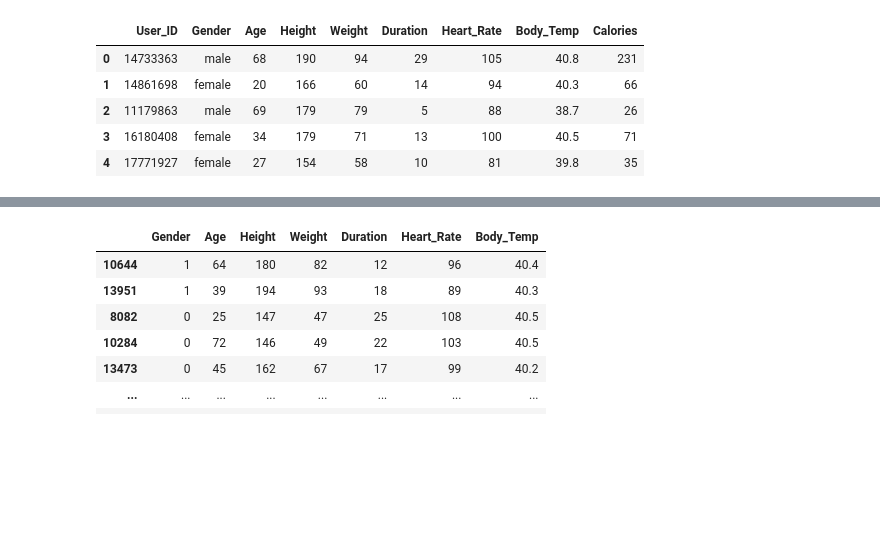
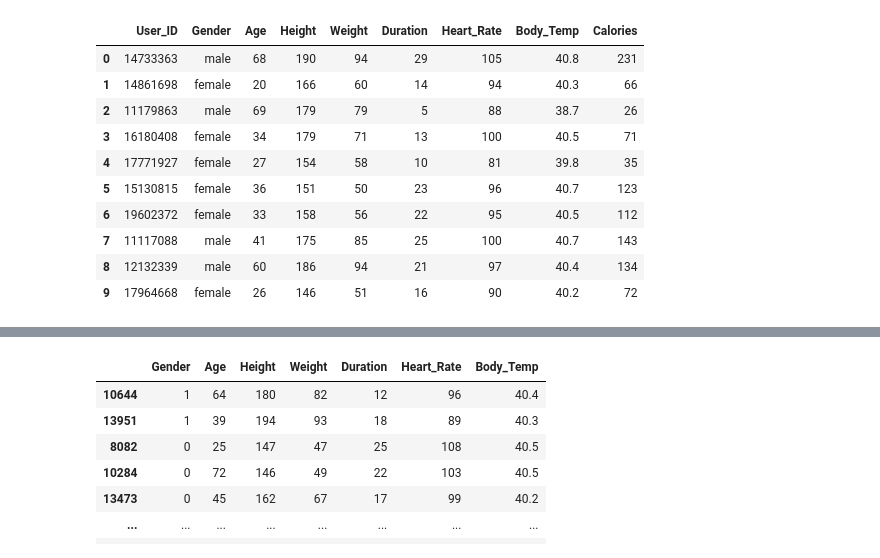
Before and after one commit to coding-by-feng/kason-ml-learning, a Jupyter notebook: class_02/calorie.ipynb, the cells around one changed output, grey strips where cells are left out. Cells and saved outputs as stored; diff of their text form; code cells hidden in the pictures; blank space fills up the shorter version.

```diff
--- a/class_02/calorie.ipynb
+++ b/class_02/calorie.ipynb
@@ -1,18 +1,23 @@
 # %%
 #importing some important libraries and get data
 import pandas as pd
 import numpy as np
 import matplotlib.pyplot as plt
 import seaborn as sns
 df = pd.read_csv('calorie.csv')
-df.head(5)
+df.head(10)
 # %% [output]
 |  | User_ID | Gender | Age | Height | Weight | Duration | Heart_Rate | Body_Temp | Calories |
 | 0 | 14733363 | male | 68 | 190 | 94 | 29 | 105 | 40.8 | 231 |
 | 1 | 14861698 | female | 20 | 166 | 60 | 14 | 94 | 40.3 | 66 |
 | 2 | 11179863 | male | 69 | 179 | 79 | 5 | 88 | 38.7 | 26 |
 | 3 | 16180408 | female | 34 | 179 | 71 | 13 | 100 | 40.5 | 71 |
 | 4 | 17771927 | female | 27 | 154 | 58 | 10 | 81 | 39.8 | 35 |
+| 5 | 15130815 | female | 36 | 151 | 50 | 23 | 96 | 40.7 | 123 |
+| 6 | 19602372 | female | 33 | 158 | 56 | 22 | 95 | 40.5 | 112 |
+| 7 | 11117088 | male | 41 | 175 | 85 | 25 | 100 | 40.7 | 143 |
+| 8 | 12132339 | male | 60 | 186 | 94 | 21 | 97 | 40.4 | 134 |
+| 9 | 17964668 | female | 26 | 146 | 51 | 16 | 90 | 40.2 | 72 |
 # %%
 df.hist(bins=50,figsize=(16,16))
 plt.show()
```
Also changed, not shown: parts of 4 cells of this notebook, 5 other files.
